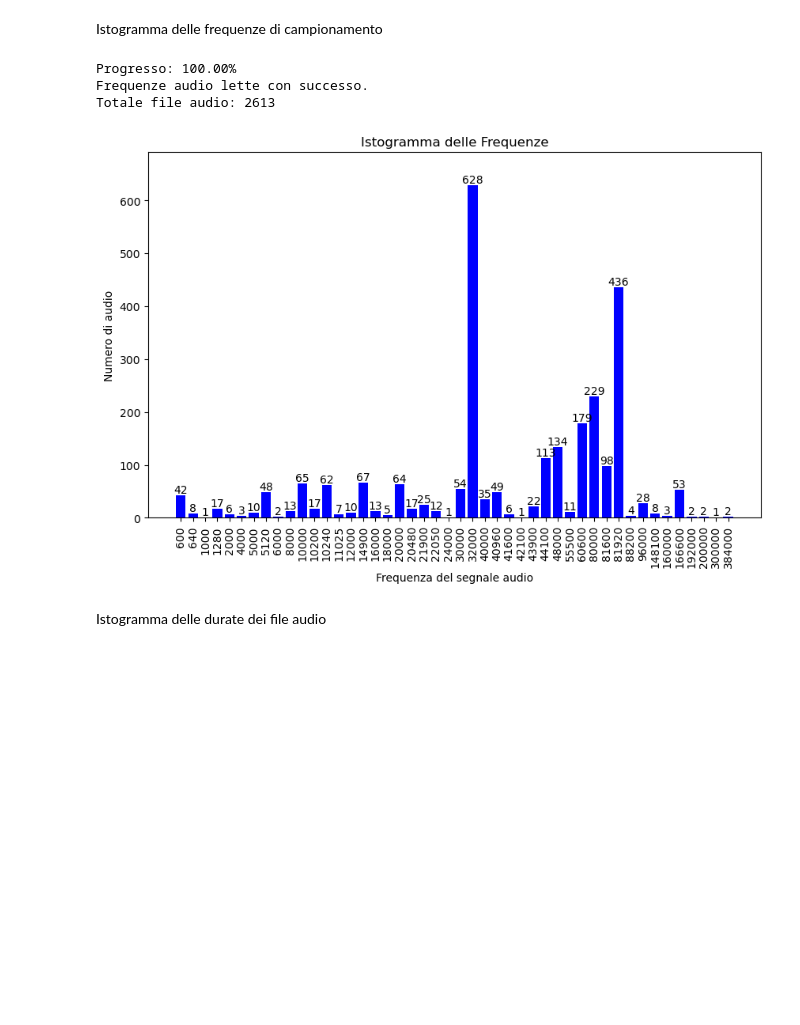
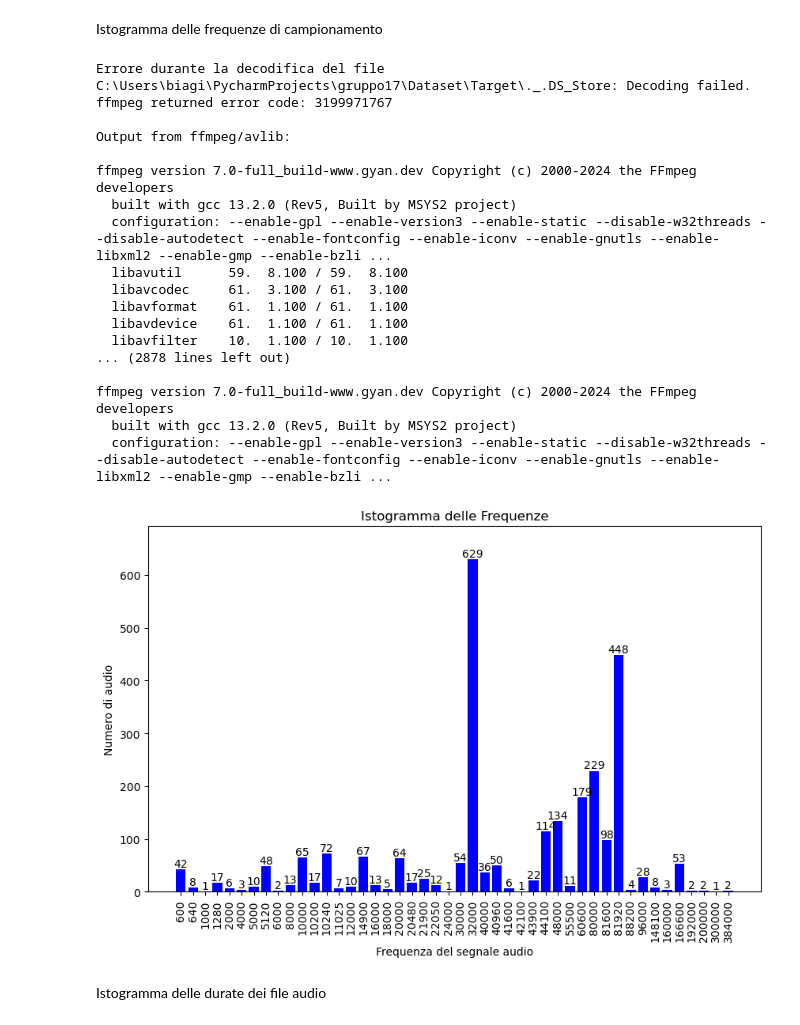
Before and after one commit to IreneGaita/UnderwaterSoundsClassification, a Jupyter notebook: AnalisiPreprocessing.ipynb, the cells around one changed output. Cells and saved outputs as stored; diff of their text form; code cells hidden in the pictures; blank space fills up the shorter version.

Commit message:
add grafic max Frequenze

```diff
--- a/AnalisiPreprocessing.ipynb
+++ b/AnalisiPreprocessing.ipynb
@@ -8,11 +8,11 @@ import numpy as np
 # %% [markdown]
 Istogramma delle frequenze di campionamento
 # %%
-from Set_Data.Lettura_Freq import frequenze
+from Set_Data.Lettura_Freq import conteggio_frequenze_campionamento
 import matplotlib.pyplot as plt
 
 # Ottieni il dizionario di frequenze e numero di audio associato
-frequencies = frequenze()
+frequencies = conteggio_frequenze_campionamento()
 
 # Estrai le chiavi (frequenze) e i valori (numero di audio) dal dizionario
 frequency_values = list(frequencies.keys())
@@ -20,37 +20,51 @@ audio_numbers = list(frequencies.values())
 
 # Ordina le frequenze e i numeri di audio in base alle frequenze
 sorted_indices = sorted(range(len(frequency_values)), key=lambda k: frequency_values[k])
 sorted_frequency_values = [frequency_values[i] for i in sorted_indices]
 sorted_audio_numbers = [audio_numbers[i] for i in sorted_indices]
 
 # Imposta le dimensioni della figura
 plt.figure(figsize=(10, 6))  # Imposta larghezza a 10 pollici e altezza a 6 pollici
 
 # Crea il grafico a barre
 bars = plt.bar(range(len(sorted_frequency_values)), sorted_audio_numbers, color='blue')
 
 # Aggiungi le etichette delle frequenze sotto le barre e ruotale di 90 gradi
 plt.xticks(range(len(sorted_frequency_values)), sorted_frequency_values, rotation=90)
 
 plt.xlabel('Frequenza del segnale audio')
 plt.ylabel('Numero di audio')
 plt.title('Istogramma delle Frequenze')
 
 # Imposta l'asse y con uno spazio aggiuntivo per l'annotazione più alta
 max_audio_number = max(sorted_audio_numbers)
 plt.ylim(0, max_audio_number * 1.1)  # Aumenta l'asse y del 10%
 
 # Aggiungi annotazioni sopra le barre
 for bar, audio_count in zip(bars, sorted_audio_numbers):
     plt.text(bar.get_x() + bar.get_width() / 2, bar.get_height(), str(audio_count),
              ha='center', va='bottom', color='black')
 
 plt.show()  # Mostra il grafico
 # %% [output]
-Progresso: 100.00%
-Frequenze audio lette con successo.
-Totale file audio: 2613
+Errore durante la decodifica del file C:\Users\biagi\PycharmProjects\gruppo17\Dataset\Target\._.DS_Store: Decoding failed. ffmpeg returned error code: 3199971767
+
+Output from ffmpeg/avlib:
+
+ffmpeg version 7.0-full_build-www.gyan.dev Copyright (c) 2000-2024 the FFmpeg developers
+  built with gcc 13.2.0 (Rev5, Built by MSYS2 project)
+  configuration: --enable-gpl --enable-version3 --enable-static --disable-w32threads --disable-autodetect --enable-fontconfig --enable-iconv --enable-gnutls --enable-libxml2 --enable-gmp --enable-bzli ...
+  libavutil      59.  8.100 / 59.  8.100
+  libavcodec     61.  3.100 / 61.  3.100
+  libavformat    61.  1.100 / 61.  1.100
+  libavdevice    61.  1.100 / 61.  1.100
+  libavfilter    10.  1.100 / 10.  1.100
+... (2878 lines left out)
+
+ffmpeg version 7.0-full_build-www.gyan.dev Copyright (c) 2000-2024 the FFmpeg developers
+  built with gcc 13.2.0 (Rev5, Built by MSYS2 project)
+  configuration: --enable-gpl --enable-version3 --enable-static --disable-w32threads --disable-autodetect --enable-fontconfig --enable-iconv --enable-gnutls --enable-libxml2 --enable-gmp --enable-bzli ...
-[figure, old version]
+[figure, new version]
 # %% [markdown]
 Istogramma delle durate dei file audio
 # %%
```
Also changed, not shown: parts of 2 cells of this notebook, 1 other file.
